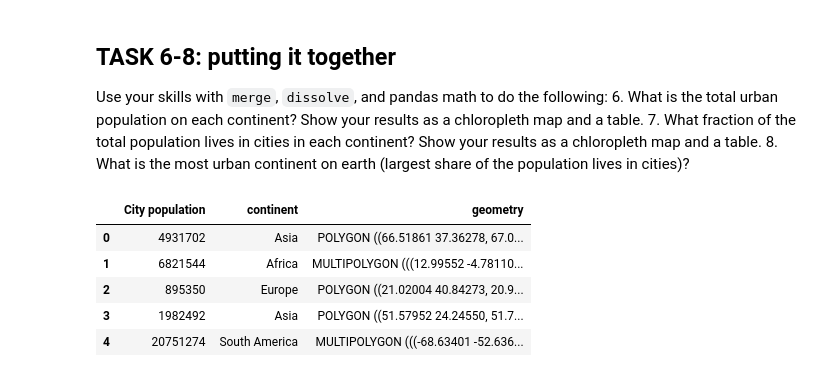
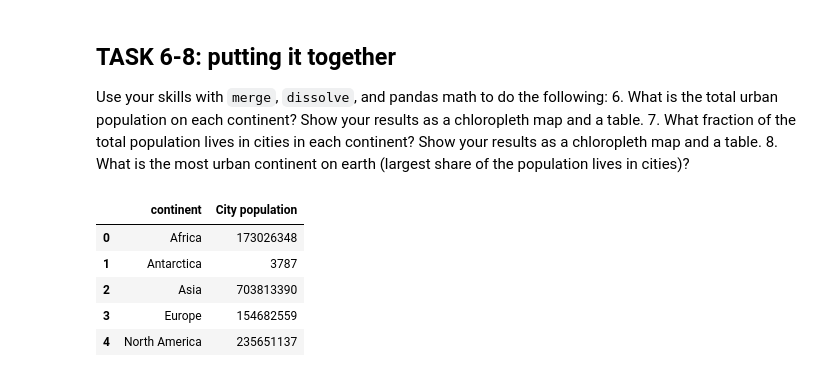
Before and after one commit to sbhsa1990/EnvDatSci22, a Jupyter notebook: CodeSprints/VectorData101.ipynb, the cells around one changed output. Saved outputs shown, nothing was run; the diff lists cells and outputs as text; code cells hidden in the pictures.

```diff
--- a/CodeSprints/VectorData101.ipynb
+++ b/CodeSprints/VectorData101.ipynb
@@ -668,38 +668,44 @@ Use your skills with `merge`, `dissolve`, and pandas math to do the following:
 # %%
  # Task 6 code here:
  cities = cities[["sov_a3", "pop_max"]]
 
 # Aggregate based on pop_max
 aggregation_functions = {'pop_max': 'sum'}
 df_new = cities.groupby(cities['sov_a3']).aggregate(aggregation_functions)
 df_new.reset_index(inplace=True)
 
 # Create a dataframe from world with iso_a3
 world = gpd.read_file(gpd.datasets.get_path('naturalearth_lowres'))
 world_1 = world[["iso_a3"]]
 
 # Merge two dataframe as one
 import pandas as pd
 df_merge = pd.merge(df_new, world_1, left_on='sov_a3', right_on='iso_a3')
 df_merge = df_merge.drop(columns=['iso_a3'])
 
 
 # Create a dataframe from world including the continent
 world_2 = world[['iso_a3', 'continent', 'geometry']]
 
 # Merge two dataframe based on continent
 df_merge_2 = pd.merge(df_merge, world_2, left_on='sov_a3', right_on='iso_a3')
 df_merge_2 = df_merge_2.drop(columns=['iso_a3','sov_a3'])
 
-df_merge_2.columns = ['City population',  'continent','geometry']
-df_merge_2.head()
+# Aggregate based on pop_max
+aggregation_functions_1 = {'pop_max': 'sum', 'geometry': 'sum'}
+
+df_new_2 = df_merge_2.groupby(df_merge_2['continent']).aggregate(aggregation_functions)
+df_new_2.reset_index(inplace=True)
+
+df_new_2.columns = ['continent','City population']
+df_new_2.head()
 # %% [output]
-|  | City population | continent | geometry |
-| 0 | 4931702 | Asia | POLYGON ((66.51861 37.36278, 67.0... |
-| 1 | 6821544 | Africa | MULTIPOLYGON (((12.99552 -4.78110... |
-| 2 | 895350 | Europe | POLYGON ((21.02004 40.84273, 20.9... |
-| 3 | 1982492 | Asia | POLYGON ((51.57952 24.24550, 51.7... |
-| 4 | 20751274 | South America | MULTIPOLYGON (((-68.63401 -52.636... |
+|  | continent | City population |
+| 0 | Africa | 173026348 |
+| 1 | Antarctica | 3787 |
+| 2 | Asia | 703813390 |
+| 3 | Europe | 154682559 |
+| 4 | North America | 235651137 |
 # %%
 # Task 6 code here:
 world_3 = world[['continent', 'pop_est']]
```
Also changed, not shown: parts of 2 cells of this notebook.
